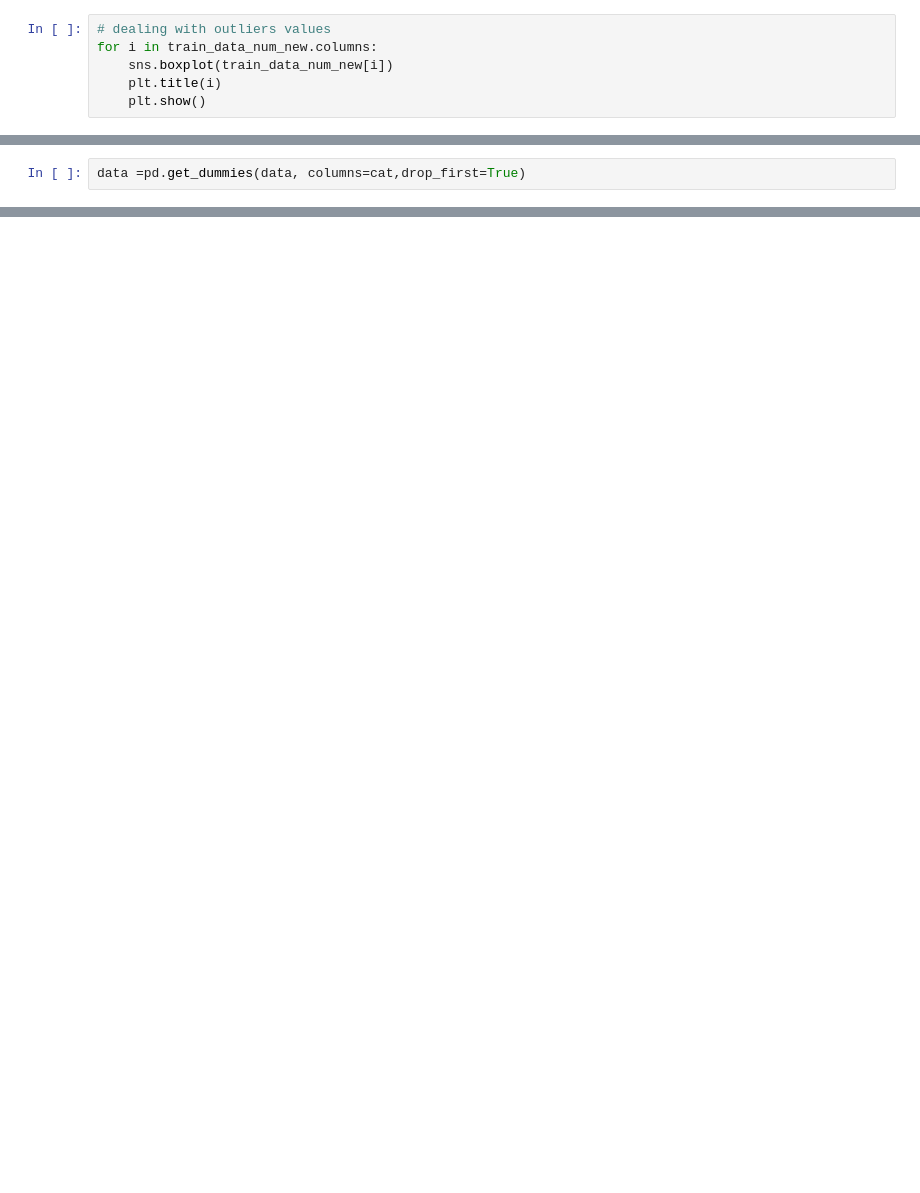
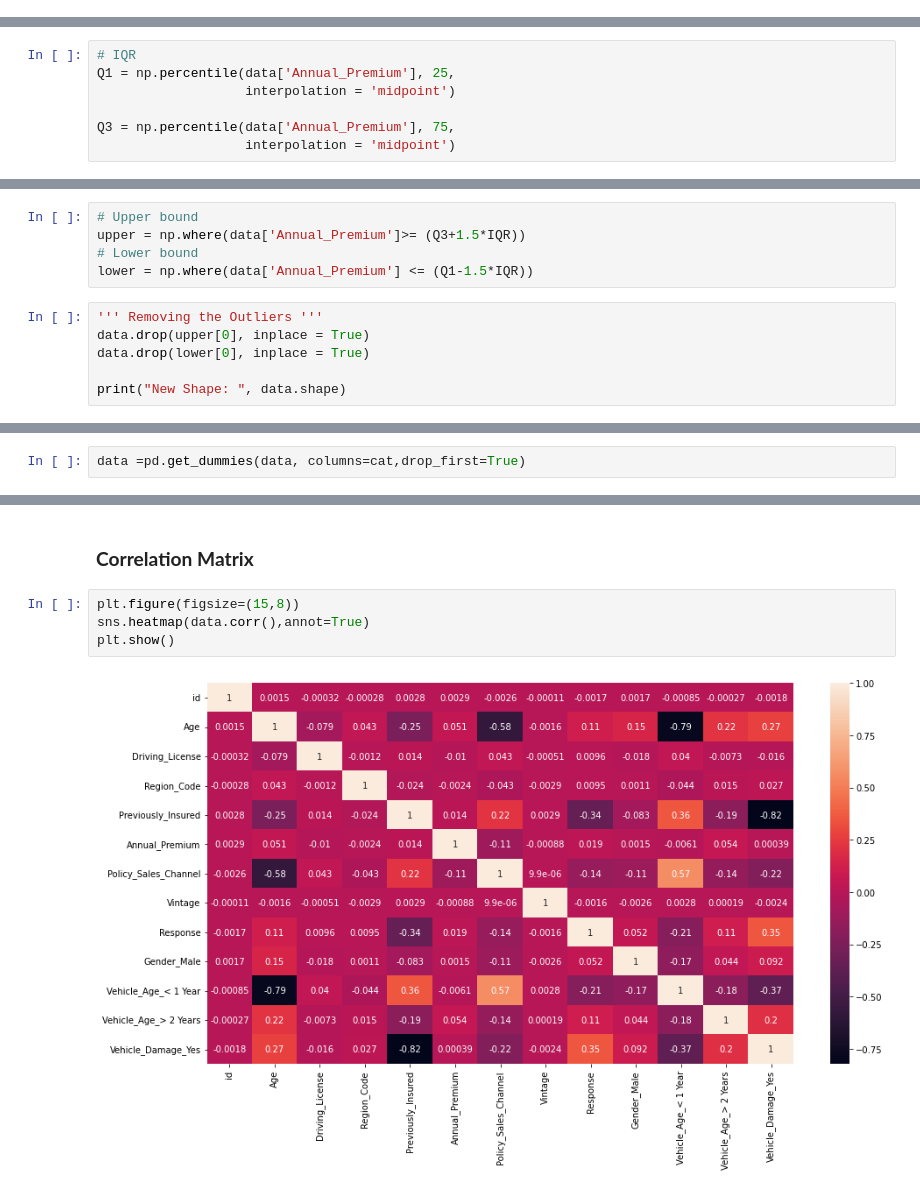
Before and after one commit to SampannaMishra/Health_Insurance_Cross_Selling_Prediction, a Jupyter notebook: Health_Insurance_Cross_Selling_Prediction.ipynb, the cells around one changed output, grey strips where cells are left out. Saved outputs shown, nothing was run; the diff lists cells and outputs as text; blank space fills up the shorter version.

```diff
--- a/Health_Insurance_Cross_Selling_Prediction.ipynb
+++ b/Health_Insurance_Cross_Selling_Prediction.ipynb
@@ -413,6 +380,0 @@ train_data_num_new = train_data[['Age','Region_Code','Annual_Premium','Vintage',
-# %%
-# dealing with outliers values
-for i in train_data_num_new.columns:
-    sns.boxplot(train_data_num_new[i])
-    plt.title(i)
-    plt.show()
@@ -426,0 +381,7 @@ data['Policy_Sales_Channel'] = data['Policy_Sales_Channel'].astype('int64').asty
+# %%
+# IQR
+Q1 = np.percentile(data['Annual_Premium'], 25,
+                   interpolation = 'midpoint')
+
+Q3 = np.percentile(data['Annual_Premium'], 75,
+                   interpolation = 'midpoint')
@@ -426,0 +394,11 @@ data['Policy_Sales_Channel'] = data['Policy_Sales_Channel'].astype('int64').asty
+# %%
+# Upper bound
+upper = np.where(data['Annual_Premium']>= (Q3+1.5*IQR))
+# Lower bound
+lower = np.where(data['Annual_Premium'] <= (Q1-1.5*IQR))
+# %%
+''' Removing the Outliers '''
+data.drop(upper[0], inplace = True)
+data.drop(lower[0], inplace = True)
+
+print("New Shape: ", data.shape)
@@ -446,0 +427,8 @@ data.head()
+# %% [markdown]
+### **Correlation Matrix**
+# %%
+plt.figure(figsize=(15,8))
+sns.heatmap(data.corr(),annot=True)
+plt.show()
+# %% [output]
+[figure, added]
```
Also changed, not shown: parts of 24 cells of this notebook.
